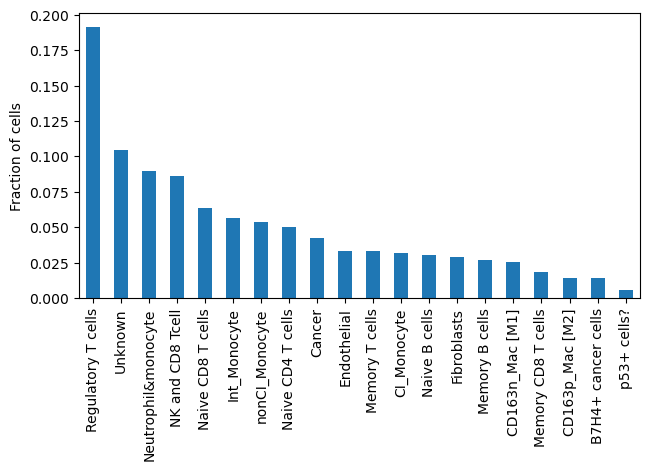
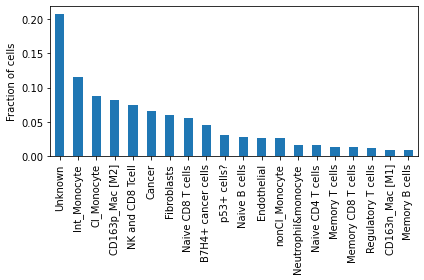
The change to this notebook cell's code, shown as a diff; its figure went from the first image to the second:
--- before
+++ after
@@ -2,3 +2,4 @@
 plt.tight_layout()
 plt.ylabel('Fraction of cells')
+plt.tight_layout()
 #plt.savefig('figures/label_density.png')

Commit: nrerun the anbalysi